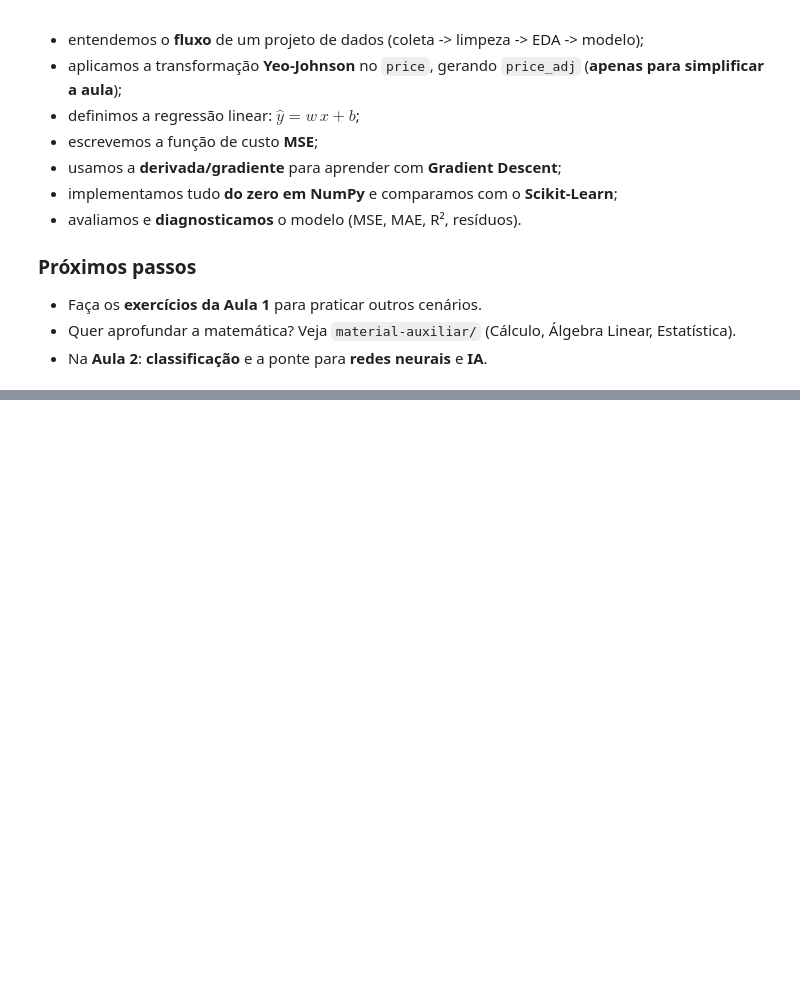
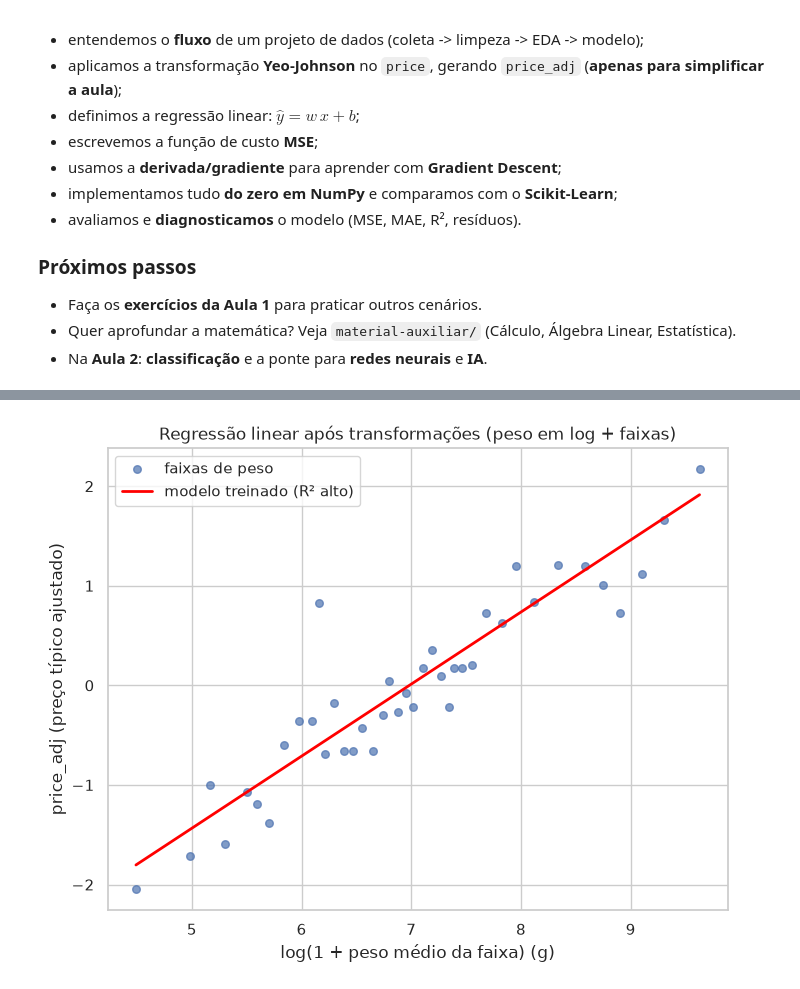
Before and after one commit to GuilhermeHigino05/DataScience-INFOESTE2026, a Jupyter notebook: referencia-aulas/aula01/aula01.ipynb, the cells around one changed output, grey strips where cells are left out. Saved outputs shown, nothing was run; the diff lists cells and outputs as text; code cells hidden in the pictures; blank space fills up the shorter version.

```diff
--- a/referencia-aulas/aula01/aula01.ipynb
+++ b/referencia-aulas/aula01/aula01.ipynb
@@ -684,0 +707,23 @@ Hoje nós:
+# %%
+# 1) Reconstrói o conjunto limpo com o mesmo critério das células anteriores
+cols_interesse = ["product_weight_g", "freight_value", "price", "payment_value"]
+df_band = df[cols_interesse].dropna().copy()
+df_band = df_band[df_band["product_weight_g"] <= df_band["product_weight_g"].quantile(0.99)].copy()
+
+# 2) Agrega os itens em 50 faixas de peso (quantis) e usa o preço típico (mediana)
+df_band["weight_band"] = pd.qcut(df_band["product_weight_g"], q=50, duplicates="drop")
+
+bands = (
+    df_band
+    .groupby("weight_band", observed=True)
+    .agg(weight_g=("product_weight_g", "mean"),   # peso médio da faixa
+         price=("price", "median"))                # preço típico da faixa
+    .reset_index(drop=True)
+)
+
+# 3) Transforma a feature com log: deixa a relação peso -> preço linear
+x_band = np.log1p(bands["weight_g"].to_numpy(dtype=float))   # feature: log do peso
+y_band = bands["price"].to_numpy(dtype=float)                 # alvo: preço típico da faixa
+
+print("Faixas de peso:", len(bands))
+bands.head()
@@ -684,0 +784,18 @@ Hoje nós:
+# %%
+# Visualização: agora os pontos (faixas de peso) seguem de perto uma reta
+y_band_adj = pt_band.transform(y_band.reshape(-1, 1)).ravel()
+
+grid = np.linspace(x_band.min(), x_band.max(), 100)
+grid_n = (grid - x_mu) / x_sd
+
+plt.figure(figsize=(8, 6))
+plt.scatter(x_band, y_band_adj, s=30, alpha=0.7, label="faixas de peso")
+plt.plot(grid, predict(grid_n, w_b, b_b), color="red", linewidth=2,
+         label="modelo treinado (R² alto)")
+plt.xlabel("log(1 + peso médio da faixa) (g)")
+plt.ylabel("price_adj (preço típico ajustado)")
+plt.title("Regressão linear após transformações (peso em log + faixas)")
+plt.legend()
+plt.show()
+# %% [output]
+[figure, added]
```
Also changed, not shown: parts of 4 cells of this notebook.
